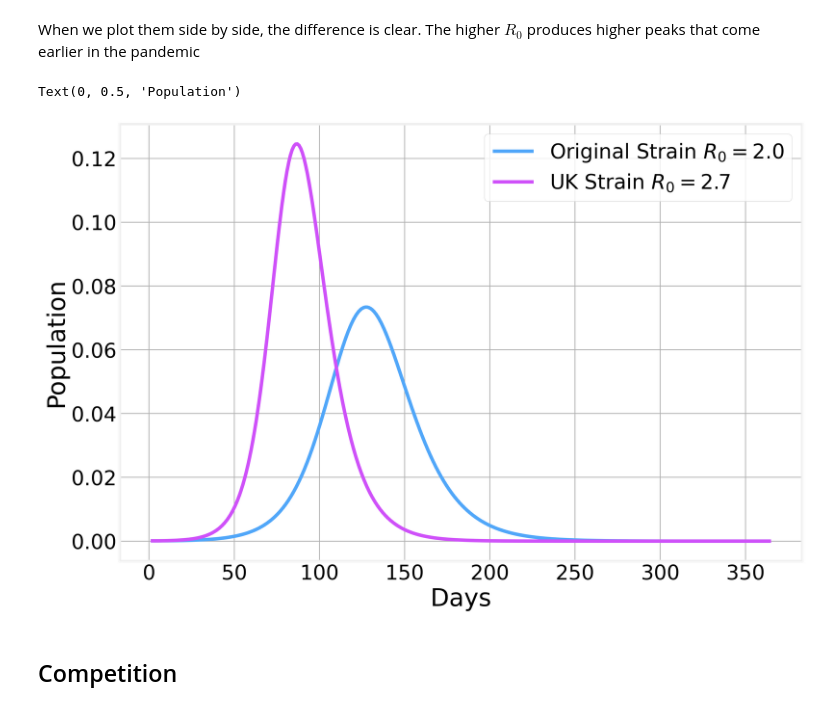
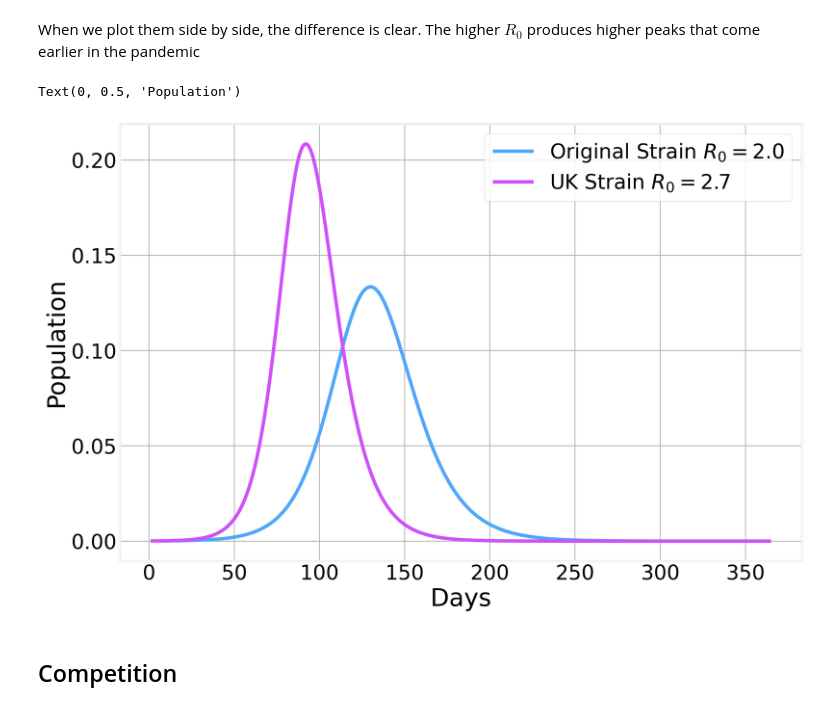
Before and after one commit to y0-causal-inference/y0-bio, a Jupyter notebook: notebooks/Q3.ipynb, the cells around one changed output. Saved outputs shown, nothing was run; the diff lists cells and outputs as text; code cells hidden in the pictures.

```diff
--- a/notebooks/Q3.ipynb
+++ b/notebooks/Q3.ipynb
@@ -113,30 +113,27 @@ R0 = 2.7
 
 beta = R0*mu/(pa*rbeta+(1-pa))
 
-SEIIRD2 = EpiModel()
-SEIIRD2.add_interaction('S', 'E', 'Ia', rbeta*beta)
-SEIIRD2.add_interaction('S', 'E', 'Is', beta)
-SEIIRD2.add_spontaneous('E', 'Ia', epsilon*pa)
-SEIIRD2.add_spontaneous('E', 'Is', epsilon*(1-pa))
-SEIIRD2.add_spontaneous('Ia', 'R', mu)
-SEIIRD2.add_spontaneous('Is', 'R', (1-pD)*mu)
-SEIIRD2.add_spontaneous('Is', 'D', pD*mu)
+SEIRD2 = EpiModel()
+SEIRD2.add_interaction('S', 'En', 'In', beta)
+SEIRD2.add_spontaneous('En', 'In', epsilon*(1-pa))
+SEIRD2.add_spontaneous('In', 'Rn', (1-pD)*mu)
+SEIRD2.add_spontaneous('In', 'D', pD*mu)
 # %%
-SEIIRD2.integrate(365, S=N-I0, Ia=0, Is=I0, E=0, R=0, D=0)
-UK = SEIIRD2.values_.copy()
+SEIRD2.integrate(365, S=N-I0, In=I0, En=0, Rn=0, D=0)
+UK = SEIRD2.values_.copy()
 # %% [markdown]
 When we plot them side by side, the difference is clear. The higher $R_0$ produces higher peaks that come earlier in the pandemic
 # %%
 fig, ax = plt.subplots(1)
-(original.Is/N).plot(color=colors[0], label='Original Strain $R_0=2.0$', ax=ax)
-(UK.Is/N).plot(color=colors[1], label='UK Strain $R_0=2.7$', ax=ax)
+(original.Io/N).plot(color=colors[0], label='Original Strain $R_0=2.0$', ax=ax)
+(UK.In/N).plot(color=colors[1], label='UK Strain $R_0=2.7$', ax=ax)
 
 ax.legend()
 ax.set_xlabel('Days')
 ax.set_ylabel('Population')
 # %% [output]
 Text(0, 0.5, 'Population')
-[figure, old version]
+[figure, new version]
 # %% [markdown]
 ## Competition
 # %% [markdown]
```
Also changed, not shown: parts of 71 cells of this notebook.
